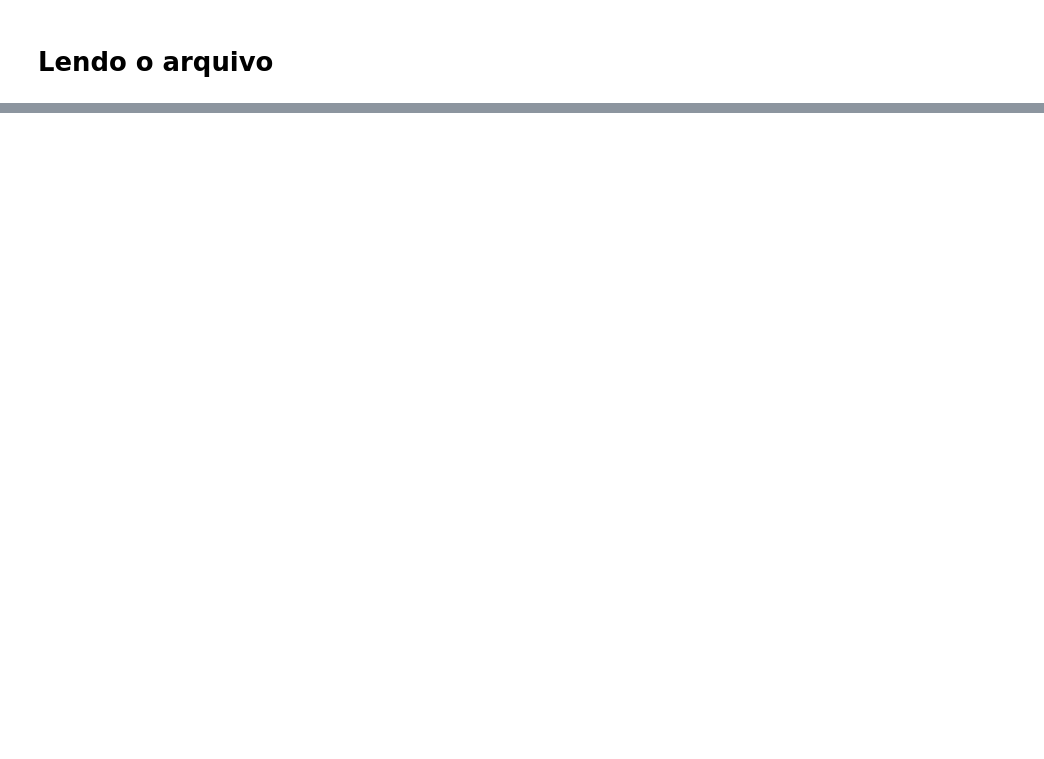
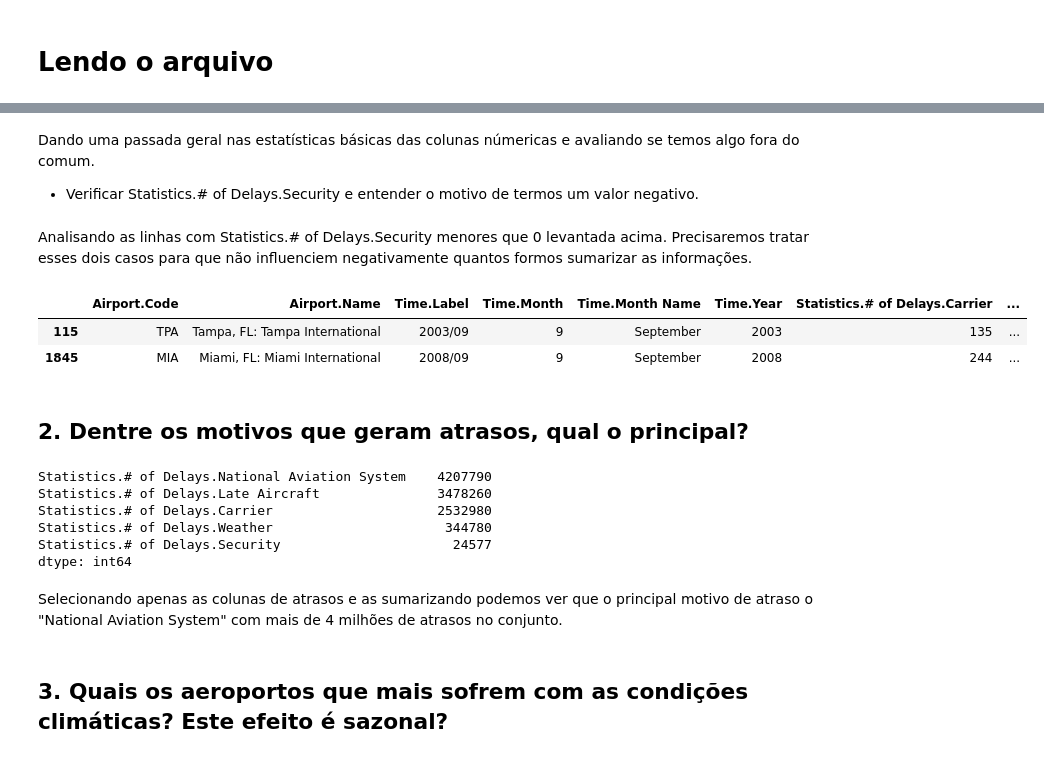
Before and after one commit to limasclayton/case-elo7, a Jupyter notebook: Case elo7 Clayton Lima.ipynb, the cells around one changed output, grey strips where cells are left out. Drawn from its saved outputs; the diff is of its cells as text; code cells hidden in the pictures; blank space fills up the shorter version.

```diff
--- a/Case elo7 Clayton Lima.ipynb
+++ b/Case elo7 Clayton Lima.ipynb
@@ -58,0 +93,30 @@ memory usage: 826.6+ KB
+# %% [markdown]
+Dando uma passada geral nas estatísticas básicas das colunas númericas e avaliando se temos algo fora do comum.
+- Verificar Statistics.# of Delays.Security e entender o motivo de termos um valor negativo.
+# %% [markdown]
+Analisando as linhas com Statistics.# of Delays.Security menores que 0 levantada acima.
+Precisaremos tratar esses dois casos para que não influenciem negativamente quantos formos sumarizar as informações.
+# %%
+df_airport[df_airport['Statistics.# of Delays.Security'] < 0]
+# %% [output]
+|  | Airport.Code | Airport.Name | Time.Label | Time.Month | Time.Month Name | Time.Year | Statistics.# of Delays.Carrier | ... |
+| 115 | TPA | Tampa, FL: Tampa International | 2003/09 | 9 | September | 2003 | 135 | ... |
+| 1845 | MIA | Miami, FL: Miami International | 2008/09 | 9 | September | 2008 | 244 | ... |
+# %% [markdown]
+## 2. Dentre os motivos que geram atrasos, qual o principal?
+# %%
+colunas_atraso = ['Statistics.# of Delays.Carrier', 'Statistics.# of Delays.Late Aircraft', 'Statistics.# of Delays.National Aviation System', 'Statistics.# of Delays.Security', 'Statistics.# of Delays.Weather']
+df_atraso = df_airport[colunas_atraso]
+#np.sum(df_atraso).plot(kind=bar)
+df_atraso.sum().sort_values(ascending=False)
+# %% [output]
+Statistics.# of Delays.National Aviation System    4207790
+Statistics.# of Delays.Late Aircraft               3478260
+Statistics.# of Delays.Carrier                     2532980
+Statistics.# of Delays.Weather                      344780
+Statistics.# of Delays.Security                      24577
+dtype: int64
+# %% [markdown]
+Selecionando apenas as colunas de atrasos e as sumarizando podemos ver que o principal motivo de atraso o "National Aviation System" com mais de 4 milhões de atrasos no conjunto.
+# %% [markdown]
+## 3. Quais os aeroportos que mais sofrem com as condições climáticas? Este efeito é sazonal?
```
Also changed, not shown: parts of 16 cells of this notebook.
